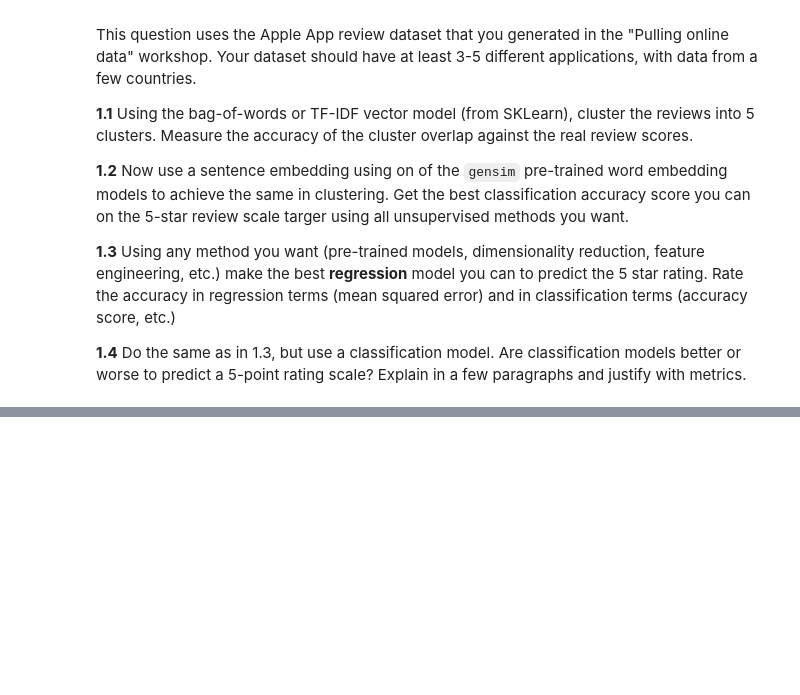
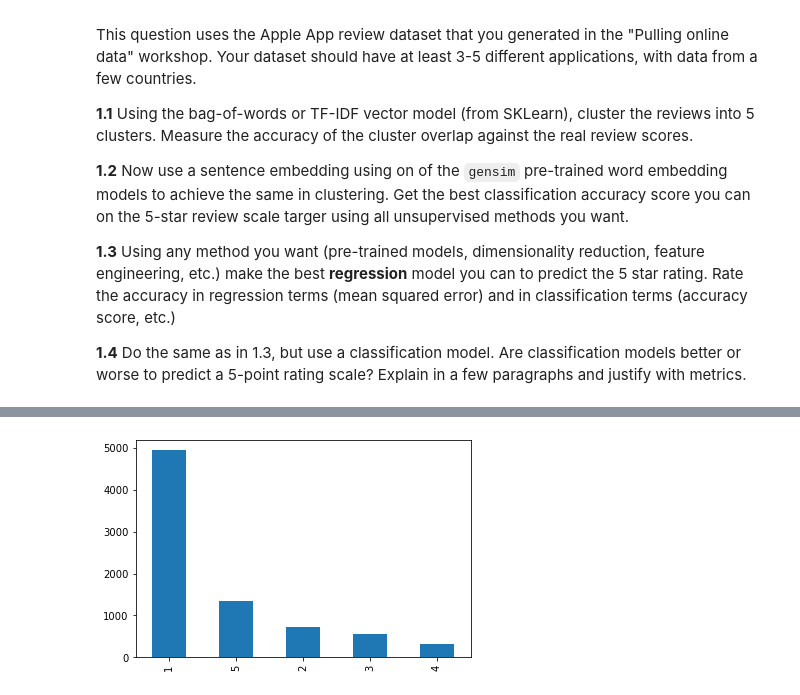
Before and after one commit to cb-ds-1/4-7-nlp, a Jupyter notebook: workshop.ipynb, the cells around one changed output, grey strips where cells are left out. Drawn from its saved outputs; the diff is of its cells as text; code cells hidden in the pictures; blank space fills up the shorter version.

```diff
--- a/workshop.ipynb
+++ b/workshop.ipynb
@@ -15,3 +362,7 @@ This question uses the Apple App review dataset that you generated in the "Pulli
+# %%
+df.rating.value_counts().plot(kind='bar');
+# %% [output]
+[figure, added]
 # %% [markdown]
 ## 2. Face data
 
```
Also changed, not shown: parts of 26 cells of this notebook.
